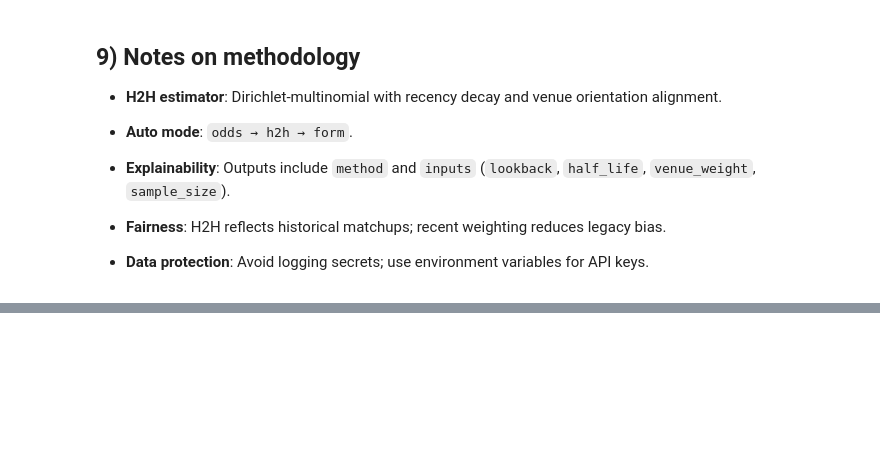
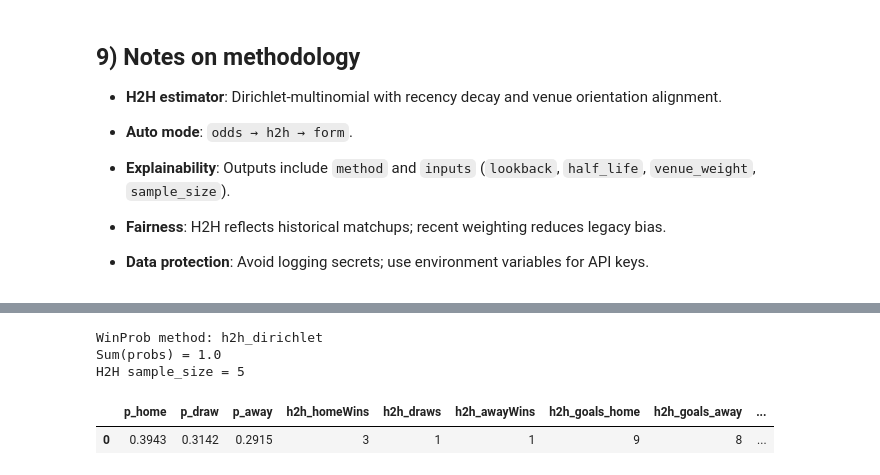
Before and after one commit to SYNCODE-SLIIT/Sports-Analysis, a Jupyter notebook: sports-ai/notebooks/Live_H2H_WinProb_Analysis.ipynb, the cells around one changed output, grey strips where cells are left out. Cells and saved outputs as stored; diff of their text form; code cells hidden in the pictures; blank space fills up the shorter version.

```diff
--- a/sports-ai/notebooks/Live_H2H_WinProb_Analysis.ipynb
+++ b/sports-ai/notebooks/Live_H2H_WinProb_Analysis.ipynb
@@ -289,0 +331,37 @@ pd.DataFrame([row])
+# %%
+mi = rc.handle({"intent": "analysis.match_insights", "args": {"eventId": event_id}})
+assert mi["ok"], mi
+
+winprob = mi["data"]["winprob"]
+h2h     = mi["data"]["h2h"]
+fdata   = mi["data"]["form"]
+
+print("WinProb method:", winprob["method"])
+print("Sum(probs) =", round(sum(winprob["probs"].values()), 6))
+print("H2H sample_size =", h2h["sample_size"])
+
+import pandas as pd
+
+row = {
+    "p_home": round(winprob["probs"]["home"], 4),
+    "p_draw": round(winprob["probs"]["draw"], 4),
+    "p_away": round(winprob["probs"]["away"], 4),
+
+    "h2h_homeWins": h2h["record"]["homeWins"],
+    "h2h_draws": h2h["record"]["draws"],
+    "h2h_awayWins": h2h["record"]["awayWins"],
+    "h2h_goals_home": h2h["goals"]["home"],
+    "h2h_goals_away": h2h["goals"]["away"],
+
+    "home_form_ppg": fdata["home_metrics"]["ppg"],
+    "away_form_ppg": fdata["away_metrics"]["ppg"],
+    "home_form_games": fdata["home_metrics"]["games"],
+    "away_form_games": fdata["away_metrics"]["games"],
+}
+pd.DataFrame([row])
+# %% [output]
+WinProb method: h2h_dirichlet
+Sum(probs) = 1.0
+H2H sample_size = 5
+|  | p_home | p_draw | p_away | h2h_homeWins | h2h_draws | h2h_awayWins | h2h_goals_home | h2h_goals_away | ... |
+| 0 | 0.3943 | 0.3142 | 0.2915 | 3 | 1 | 1 | 9 | 8 | ... |
```
Also changed, not shown: parts of 7 cells of this notebook, 3 other files.
